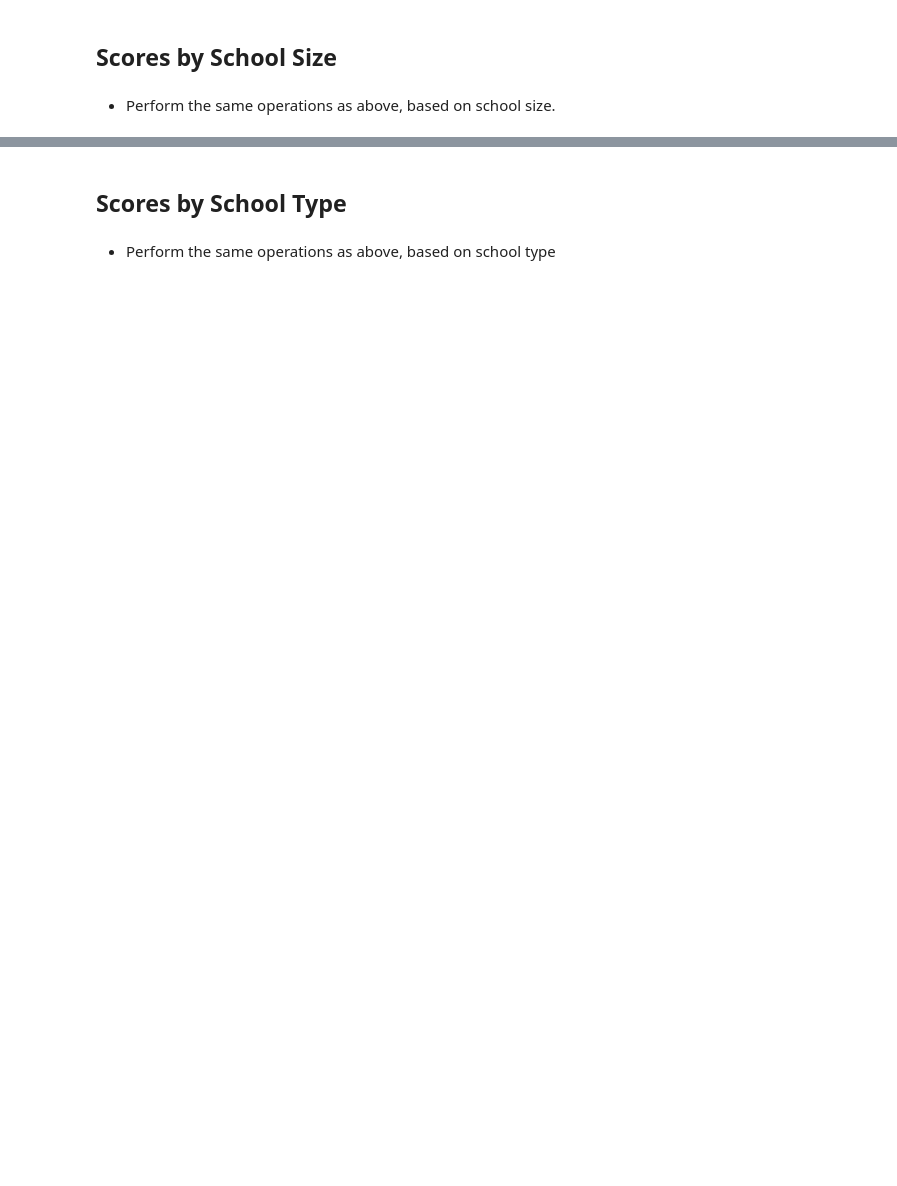
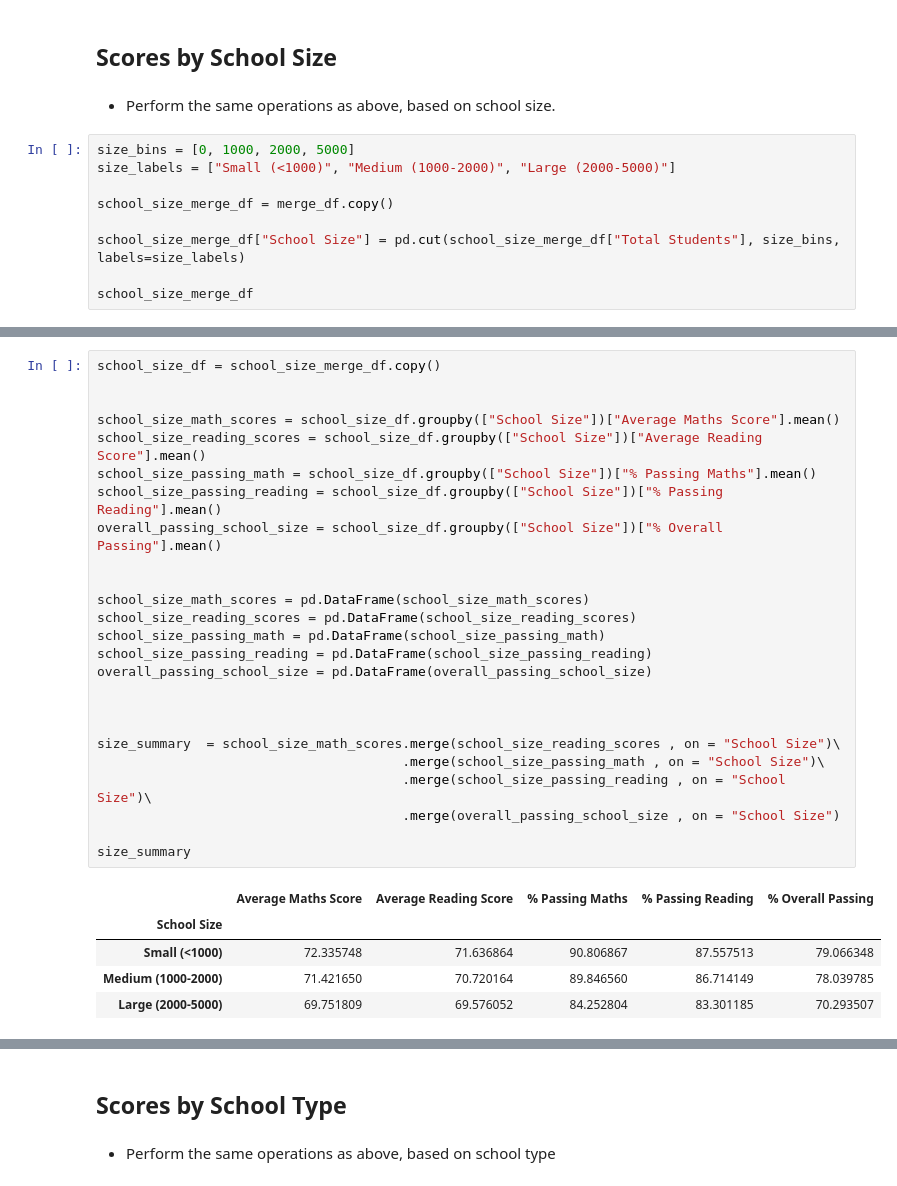
Before and after one commit to Roy-Ip/pandas-challenge, a Jupyter notebook: PyCitySchools_starter.ipynb, the cells around one changed output, grey strips where cells are left out. Cells and saved outputs as stored; diff of their text form; blank space fills up the shorter version.

```diff
--- a/PyCitySchools_starter.ipynb
+++ b/PyCitySchools_starter.ipynb
@@ -716,3 +801,12 @@ reading_scores_by_year
 ## Scores by School Size
 # %% [markdown]
 * Perform the same operations as above, based on school size.
+# %%
+size_bins = [0, 1000, 2000, 5000]
+size_labels = ["Small (<1000)", "Medium (1000-2000)", "Large (2000-5000)"]
+
+school_size_merge_df = merge_df.copy()
+
+school_size_merge_df["School Size"] = pd.cut(school_size_merge_df["Total Students"], size_bins, labels=size_labels)
+
+school_size_merge_df
@@ -718,0 +831,31 @@ reading_scores_by_year
+# %%
+school_size_df = school_size_merge_df.copy()
+
+
+school_size_math_scores = school_size_df.groupby(["School Size"])["Average Maths Score"].mean()
+school_size_reading_scores = school_size_df.groupby(["School Size"])["Average Reading Score"].mean()
+school_size_passing_math = school_size_df.groupby(["School Size"])["% Passing Maths"].mean()
+school_size_passing_reading = school_size_df.groupby(["School Size"])["% Passing Reading"].mean()
+overall_passing_school_size = school_size_df.groupby(["School Size"])["% Overall Passing"].mean()
+
+
+school_size_math_scores = pd.DataFrame(school_size_math_scores)
+school_size_reading_scores = pd.DataFrame(school_size_reading_scores)
+school_size_passing_math = pd.DataFrame(school_size_passing_math)
+school_size_passing_reading = pd.DataFrame(school_size_passing_reading)
+overall_passing_school_size = pd.DataFrame(overall_passing_school_size)
+
+
+
+size_summary  = school_size_math_scores.merge(school_size_reading_scores , on = "School Size")\
+                                       .merge(school_size_passing_math , on = "School Size")\
+                                       .merge(school_size_passing_reading , on = "School Size")\
+                                       .merge(overall_passing_school_size , on = "School Size")
+
+size_summary
+# %% [output]
+|  | Average Maths Score | Average Reading Score | % Passing Maths | % Passing Reading | % Overall Passing |
+| School Size |  |  |  |  |  |
+| Small (<1000) | 72.335748 | 71.636864 | 90.806867 | 87.557513 | 79.066348 |
+| Medium (1000-2000) | 71.421650 | 70.720164 | 89.846560 | 86.714149 | 78.039785 |
+| Large (2000-5000) | 69.751809 | 69.576052 | 84.252804 | 83.301185 | 70.293507 |
```
Also changed, not shown: parts of 16 cells of this notebook.
